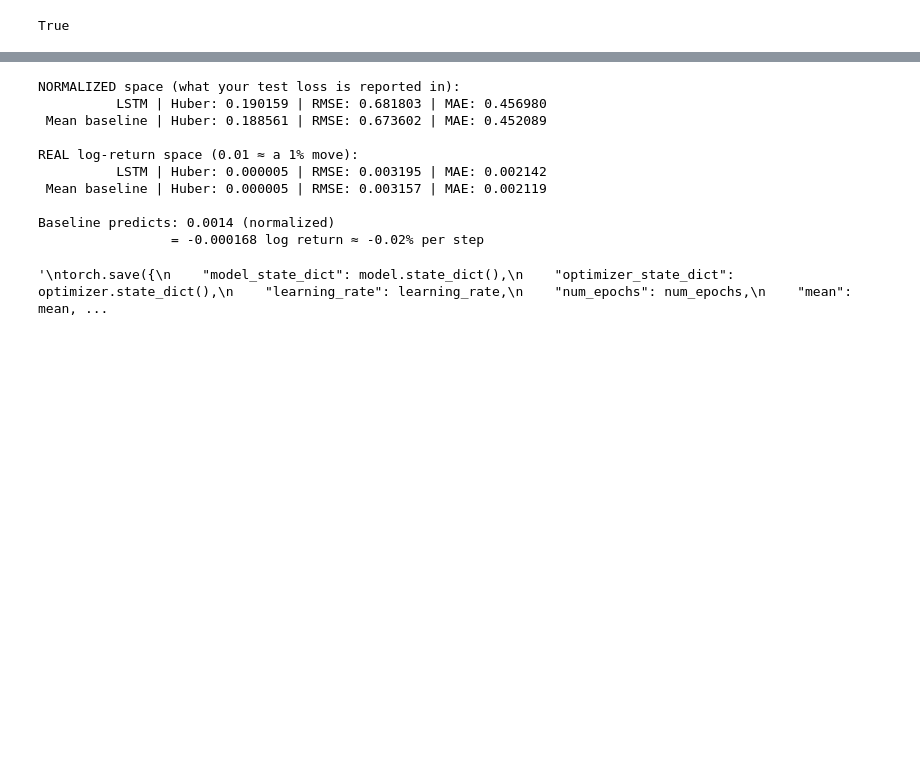
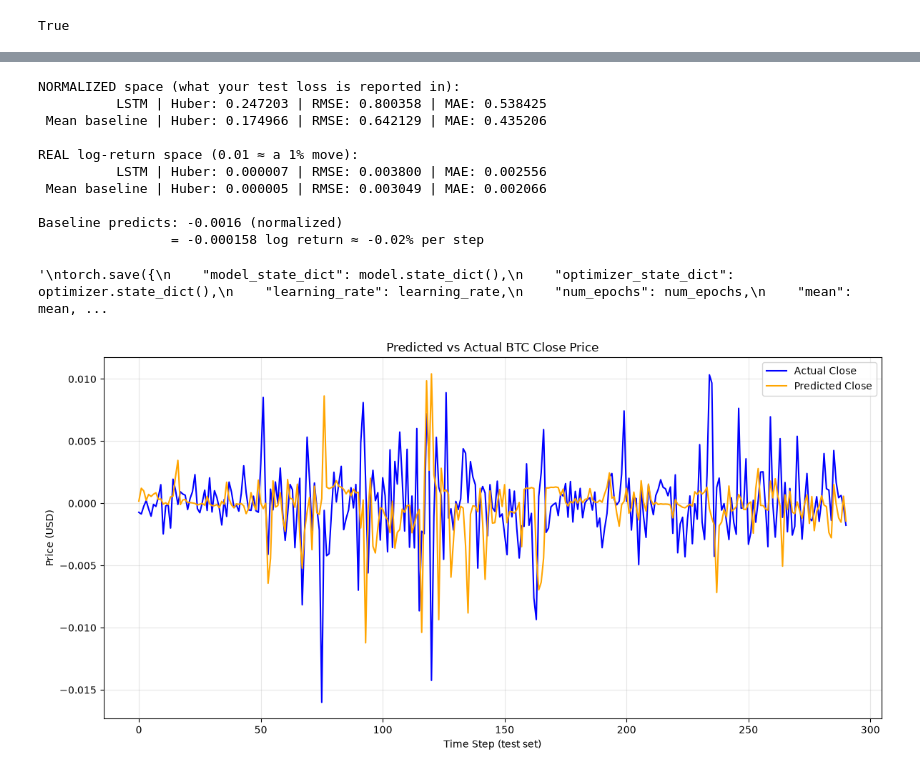
Before and after one commit to SANIC6/Bitcoin-Predictor, a Jupyter notebook: model 3.ipynb, the cells around one changed output, grey strips where cells are left out. Drawn from its saved outputs; the diff is of its cells as text; code cells hidden in the pictures; blank space fills up the shorter version.

```diff
--- a/model 3.ipynb
+++ b/model 3.ipynb
@@ -107,7 +226,6 @@ class Model(nn.Module):
         self.num_stacked_layers = num_stacked_layers
         self.lstm = nn.LSTM(self.input_size,hidden_size,self.num_stacked_layers,batch_first=batch_first)
         self.linear = nn.Linear(hidden_size,1)
-        self.final = nn.Sigmoid()
 
 
     def forward(self,x):
@@ -116,10 +234,9 @@ class Model(nn.Module):
         c0 = torch.zeros(self.num_stacked_layers,batch_size,self.hidden_size)
         out, _ = self.lstm(x,(h0,c0))
         out = self.linear(out[:,-1,:])
-        out = self.final(out)
         return out
 
-model = Model(X_train.shape[-1], hidden_size=5, num_stacked_layers=2)
+model = Model(X_train.shape[-1], hidden_size=5, num_stacked_layers=1)
 model
 # %% [output]
 Model(
@@ -155,16 +271,3 @@ def train_model(model, train_loader, val_loader, optimizer, criterion, epoch, nu
     testing_loss.append(avg_val_loss)
 
     print(f"Epoch {epoch + 1}/{num_epochs} - train_loss: {avg_train_loss:.6f} - val_loss: {avg_val_loss:.6f}")
-# %%
-tiny_model = Model(X_train.shape[-1], hidden_size=5, num_stacked_layers=2)
-tiny_opt = optim.Adam(tiny_model.parameters(), lr=0.001)
-tiny_crit = nn.BCELoss()
-
-# First 2 batches only
-for feature, label in list(train_data_loader)[:2]:
-    for _ in range(200):
-        tiny_opt.zero_grad()
-        loss = tiny_crit(tiny_model(feature).squeeze(-1), label)
-        loss.backward()
-        tiny_opt.step()
-    print(f"Loss on that batch after 200 steps: {loss.item():.6f}")
@@ -174,9 +274,9 @@ Loss on that batch after 200 steps: 0.503169
 # %%
 import matplotlib.pyplot as plt
 
-learning_rate = 0.01
-num_epochs = 100
-criterion = nn.BCELoss()
+learning_rate = 0.001
+num_epochs = 500
+criterion = nn.HuberLoss()
 optimizer = optim.Adam(model.parameters(), lr=learning_rate)
 
 training_loss = []
@@ -268,7 +368,7 @@ report(preds, actuals, "LSTM")
 report(baseline_preds, actuals, "Mean baseline")
 
 # --- 4. Undo the z-score so numbers are real log returns ---
-logret_mean, logret_std = mean[2], std[2]
+logret_mean, logret_std = mean[target_idx], std[target_idx]
 
 pred_lr   = preds   * logret_std + logret_mean
 base_lr   = baseline_preds * logret_std + logret_mean
@@ -282,12 +382,12 @@ print(f"\nBaseline predicts: {float(baseline_value):.4f} (normalized)")
 print(f"                 = {float(base_lr[0]):.6f} log return ≈ {np.exp(float(base_lr[0])) - 1:.2%} per step")
 # %% [output]
 NORMALIZED space (what your test loss is reported in):
-          LSTM | Huber: 0.190159 | RMSE: 0.681803 | MAE: 0.456980
- Mean baseline | Huber: 0.188561 | RMSE: 0.673602 | MAE: 0.452089
+          LSTM | Huber: 0.247203 | RMSE: 0.800358 | MAE: 0.538425
+ Mean baseline | Huber: 0.174966 | RMSE: 0.642129 | MAE: 0.435206
 
 REAL log-return space (0.01 ≈ a 1% move):
-          LSTM | Huber: 0.000005 | RMSE: 0.003195 | MAE: 0.002142
- Mean baseline | Huber: 0.000005 | RMSE: 0.003157 | MAE: 0.002119
+          LSTM | Huber: 0.000007 | RMSE: 0.003800 | MAE: 0.002556
+ Mean baseline | Huber: 0.000005 | RMSE: 0.003049 | MAE: 0.002066
 
-Baseline predicts: 0.0014 (normalized)
-                 = -0.000168 log return ≈ -0.02% per step
+Baseline predicts: -0.0016 (normalized)
+                 = -0.000158 log return ≈ -0.02% per step
@@ -311,3 +413,25 @@ torch.save({
 '''
 # %% [output]
 '\ntorch.save({\n    "model_state_dict": model.state_dict(),\n    "optimizer_state_dict": optimizer.state_dict(),\n    "learning_rate": learning_rate,\n    "num_epochs": num_epochs,\n    "mean": mean, ...
+# %%
+import matplotlib.pyplot as plt
+
+# Un-z-score to real close prices (mean/std from training set only)
+close_mean = mean[target_idx]
+close_std  = std[target_idx]
+
+pred_close   = preds   * close_std + close_mean
+actual_close = actuals * close_std + close_mean
+
+plt.figure(figsize=(12, 6))
+plt.plot(actual_close.numpy(), label="Actual Close", color="blue", linewidth=1.5)
+plt.plot(pred_close.numpy(), label="Predicted Close", color="orange", linewidth=1.5)
+plt.xlabel("Time Step (test set)")
+plt.ylabel("Price (USD)")
+plt.title("Predicted vs Actual BTC Close Price")
+plt.legend()
+plt.grid(True, alpha=0.3)
+plt.tight_layout()
+plt.show()
+# %% [output]
+[figure, added]
```
Also changed, not shown: parts of 12 cells of this notebook, 6 other files.
